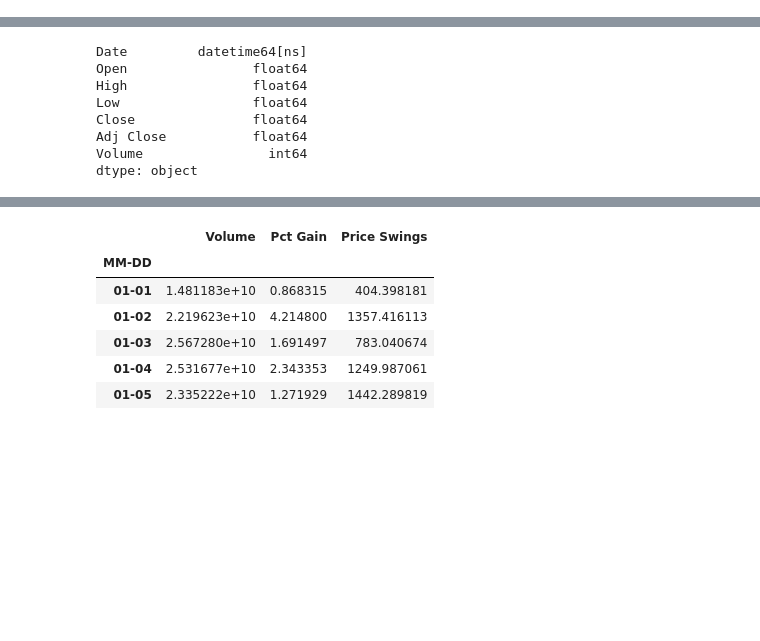
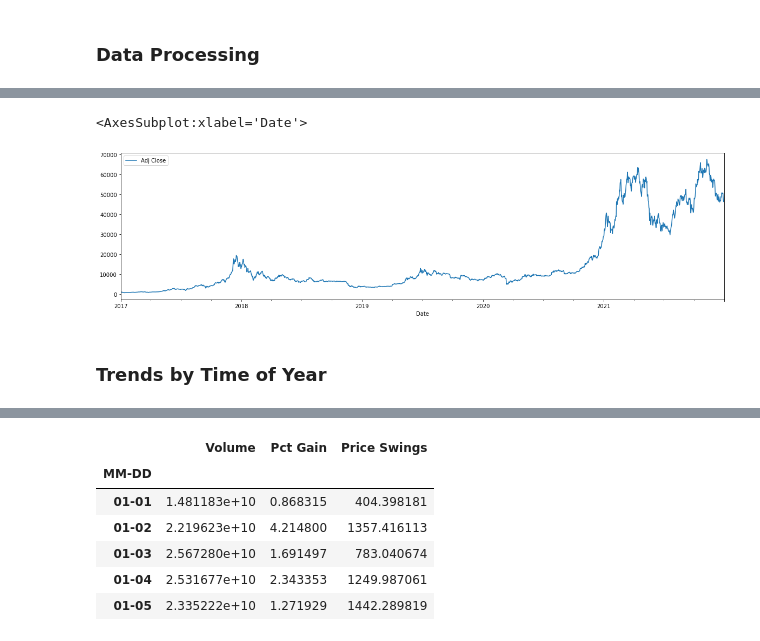
Before and after one commit to Steven-Woodring/Cryptocurrency_Analysis, a Jupyter notebook: Bitcoin.ipynb, the cells around one changed output, grey strips where cells are left out. Saved outputs shown, nothing was run; the diff lists cells and outputs as text; code cells hidden in the pictures; blank space fills up the shorter version.

```diff
--- a/Bitcoin.ipynb
+++ b/Bitcoin.ipynb
@@ -1,3 +1,5 @@
+# %% [markdown]
+### Data Processing
 # %%
 # Dependencies
 import matplotlib.pyplot as plt
@@ -19,16 +21,14 @@ BTC_df.head()
 # %%
 # Convert Data column to Datetime
 BTC_df["Date"] = pd.to_datetime(BTC_df["Date"])
-BTC_df.dtypes
-# %% [output]
-Date         datetime64[ns]
-Open                float64
-High                float64
-Low                 float64
-Close               float64
-Adj Close           float64
-Volume                int64
-dtype: object
+# %%
+# Price Chart
+BTC_df.plot(x="Date", y="Adj Close", figsize=(20,5))
+# %% [output]
+<AxesSubplot:xlabel='Date'>
+[figure, added]
+# %% [markdown]
+### Trends by Time of Year
 # %%
 # Add columns for pct. gain, difference between high and low
 # Split Date column into Day, Month, and Year columns
```
Also changed, not shown: parts of 11 cells of this notebook.
